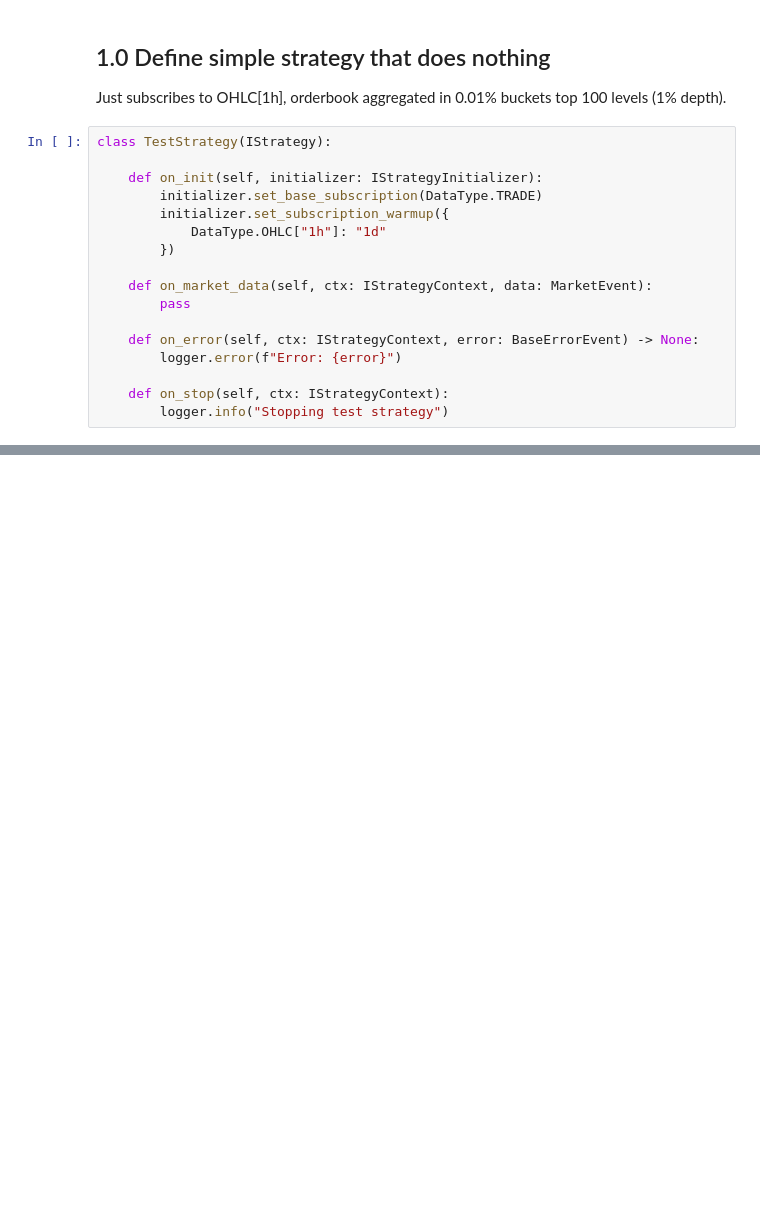
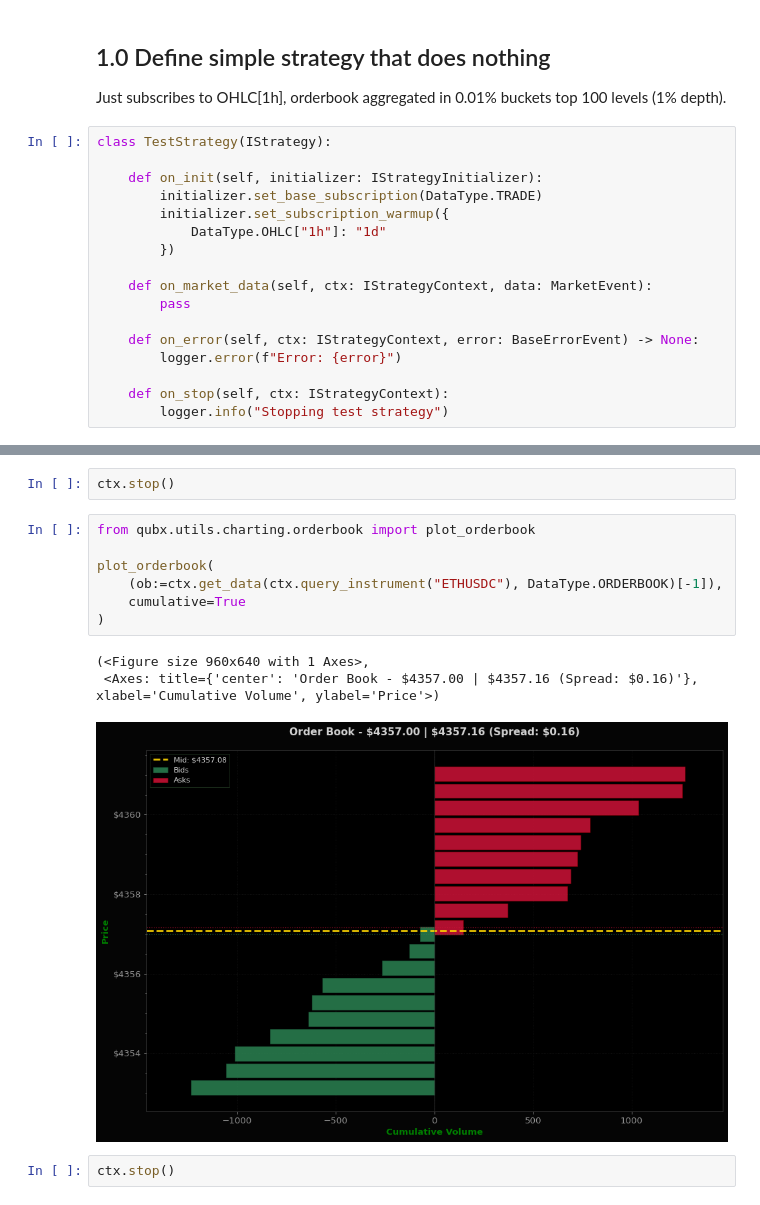
Before and after one commit to xLydianSoftware/Qubx, a Jupyter notebook: examples/notebooks/1.3 Lighter (paper).ipynb, the cells around one changed output, grey strips where cells are left out. Drawn from its saved outputs; the diff is of its cells as text; blank space fills up the shorter version.

```diff
--- a/examples/notebooks/1.3 Lighter (paper).ipynb
+++ b/examples/notebooks/1.3 Lighter (paper).ipynb
@@ -193,0 +122,15 @@ LookingGlass(
+# %%
+ctx.stop()
+# %%
+from qubx.utils.charting.orderbook import plot_orderbook
+
+plot_orderbook(
+    (ob:=ctx.get_data(ctx.query_instrument("ETHUSDC"), DataType.ORDERBOOK)[-1]),
+    cumulative=True
+)
+# %% [output]
+(<Figure size 960x640 with 1 Axes>,
+ <Axes: title={'center': 'Order Book - $4357.00 | $4357.16 (Spread: $0.16)'}, xlabel='Cumulative Volume', ylabel='Price'>)
+[figure, added]
+# %%
+ctx.stop()
```
Also changed, not shown: parts of 8 cells of this notebook, 8 other files.
